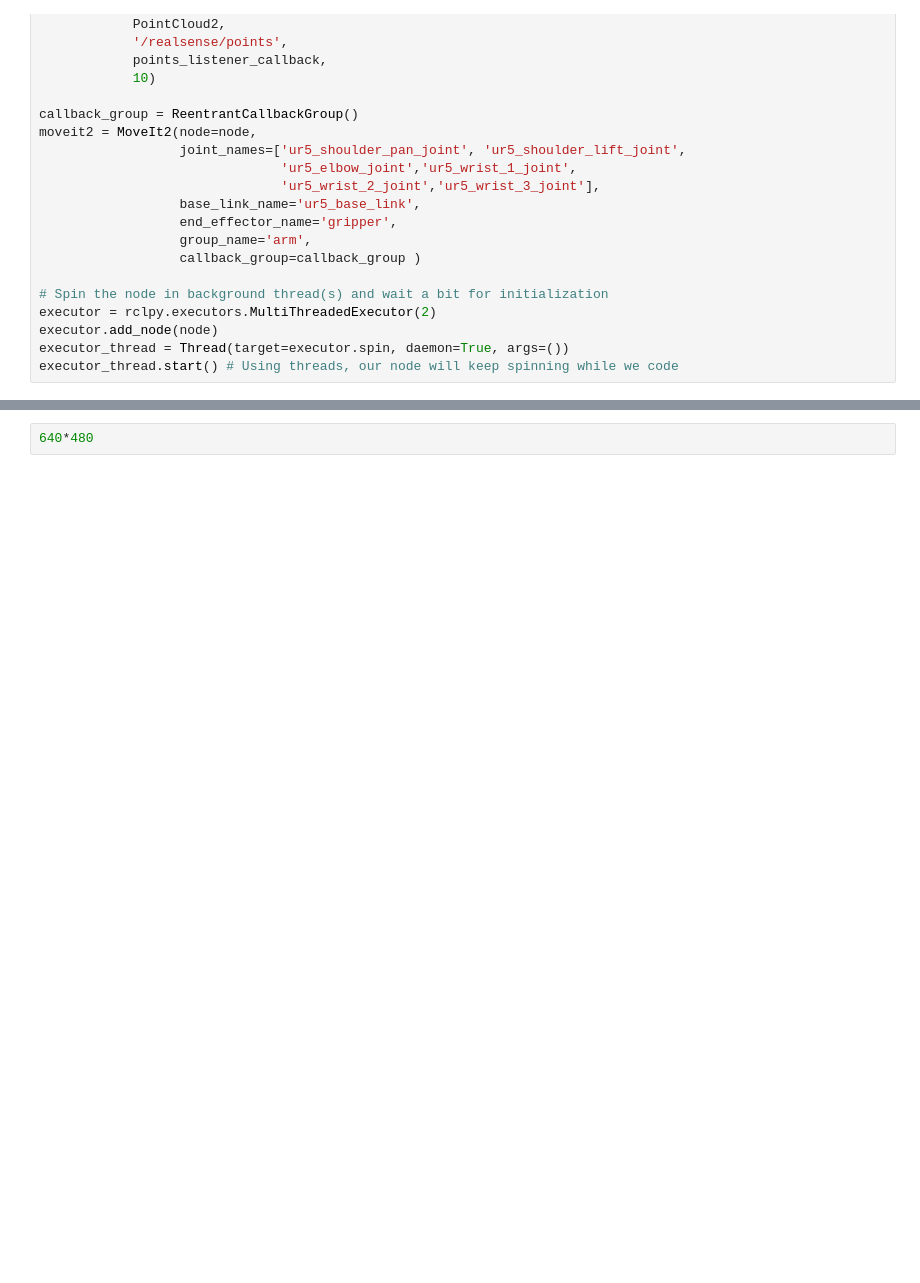
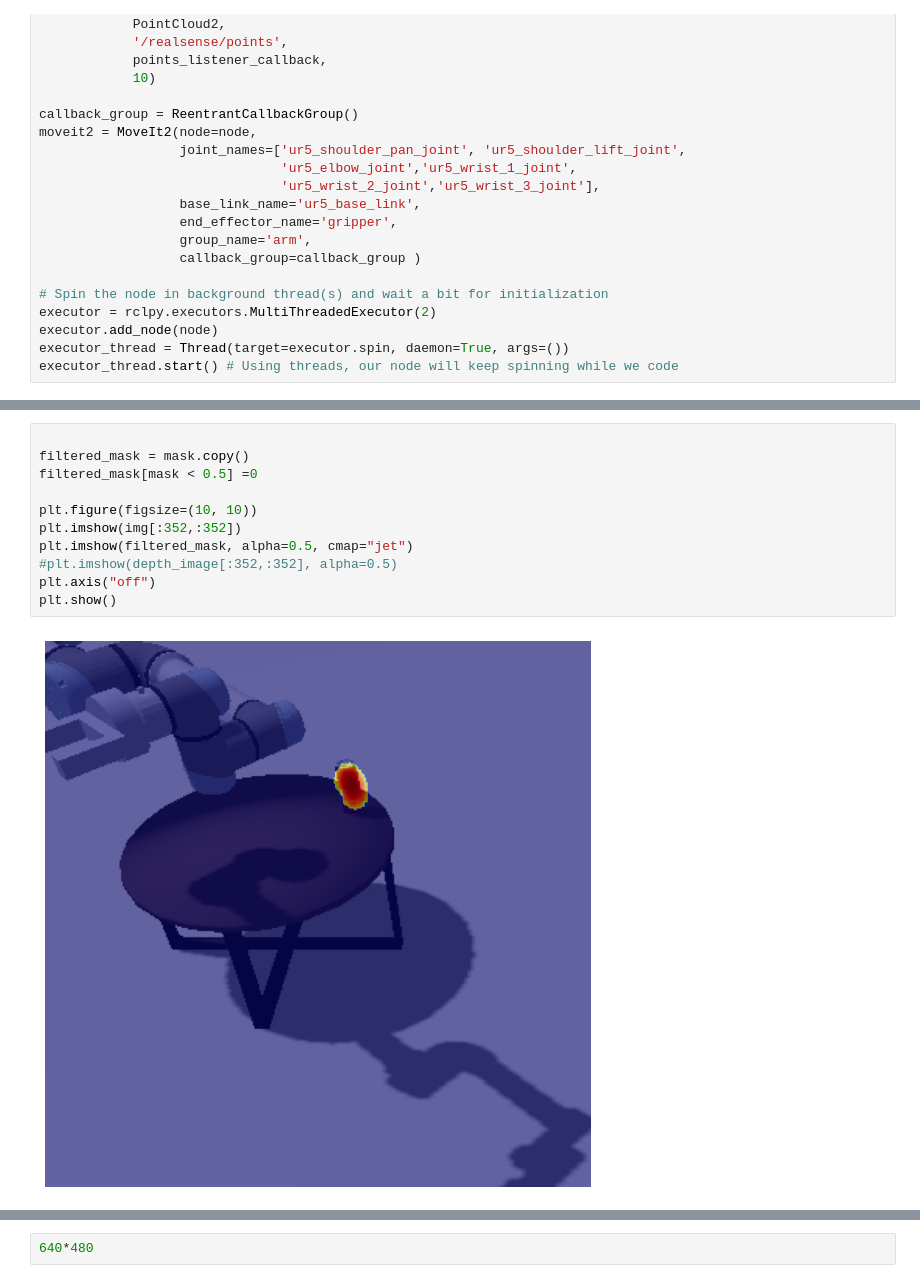
Before and after one commit to johnny555/bar_ws, a Jupyter notebook: Untitled.ipynb, the cells around one changed output, grey strips where cells are left out. Cells and saved outputs as stored; diff of their text form; blank space fills up the shorter version.

```diff
--- a/Untitled.ipynb
+++ b/Untitled.ipynb
@@ -141,0 +118,13 @@ finite_depth_points = depth_points[ np.isfinite(depth_points).all(axis=1), :]
+# %%
+
+filtered_mask = mask.copy()
+filtered_mask[mask < 0.5] =0
+
+plt.figure(figsize=(10, 10))
+plt.imshow(img[:352,:352])
+plt.imshow(filtered_mask, alpha=0.5, cmap="jet")
+#plt.imshow(depth_image[:352,:352], alpha=0.5)
+plt.axis("off")
+plt.show()
+# %% [output]
+[figure, added]
```
Also changed, not shown: parts of 19 cells of this notebook.
